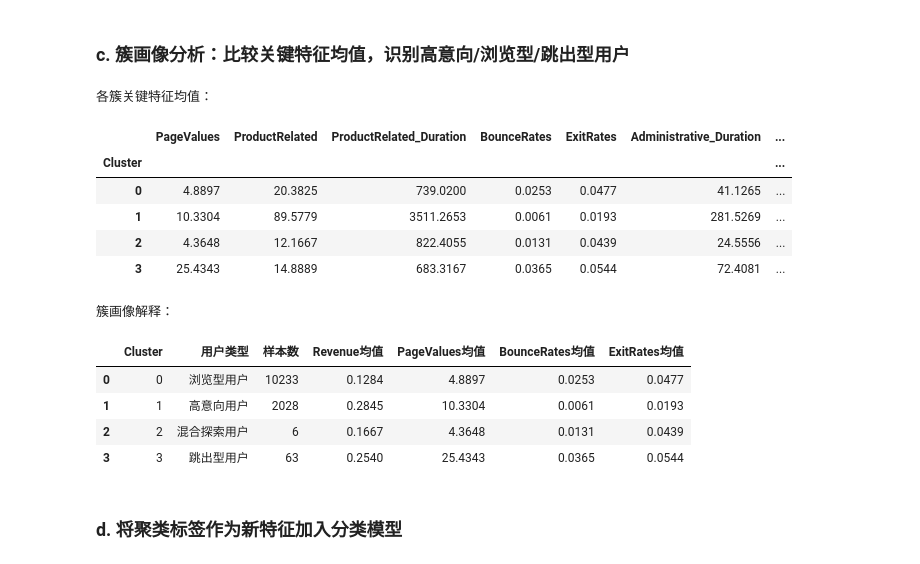
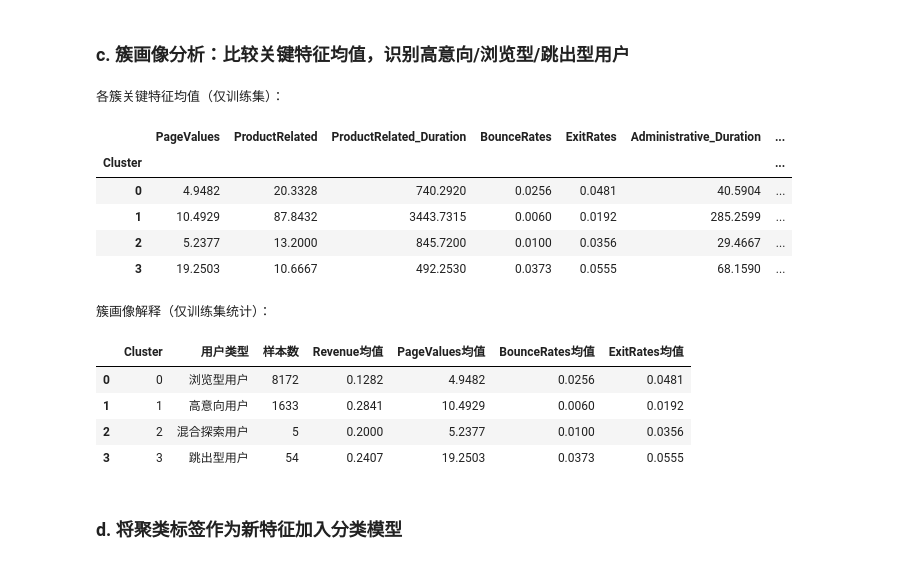
Before and after one commit to james0769-cmd/Online-Shoppers-Intention-Analysis, a Jupyter notebook: Online Shoppers Intention Analysis.ipynb, the cells around one changed output. Drawn from its saved outputs; the diff is of its cells as text; code cells hidden in the pictures.

```diff
--- a/Online Shoppers Intention Analysis.ipynb
+++ b/Online Shoppers Intention Analysis.ipynb
@@ -482,23 +486,40 @@ kmeans_final = KMeans(n_clusters=selected_k, random_state=CONFIG["RANDOM_SEED"],
 # 只在训练集上 fit，杜绝测试集信息渗入簇中心
 kmeans_final.fit(X_train_scaled)
 
-# 用已训练的簇中心对全量数据 predict（供可视化和画像使用）
-cluster_labels = pd.Series(
-    kmeans_final.predict(X_cluster_scaled),
-    index=X_cluster_scaled.index,
+# ---- 分别对训练/测试集 predict，避免全量拼接的数据泄漏 ----
+cluster_train = pd.Series(
+    kmeans_final.predict(X_train_scaled),
+    index=X_train_scaled.index,
     name="Cluster"
 )
+cluster_test = pd.Series(
+    kmeans_final.predict(X_test_scaled),
+    index=X_test_scaled.index,
+    name="Cluster"
+)
+cluster_labels = pd.concat([cluster_train, cluster_test]).sort_index()
 
 # 保留一个带簇标签的数据副本，避免污染原始输入
 profile_df = df.copy()
 profile_df["Cluster"] = cluster_labels
 
+# ---- PCA 只在训练集上 fit，然后分别 transform 两个集合 ----
 pca = PCA(n_components=2, random_state=CONFIG["RANDOM_SEED"])
-X_pca_2d = pca.fit_transform(X_cluster_scaled)
+pca.fit(X_train_scaled)                              # fit 仅用训练集
+X_train_pca = pca.transform(X_train_scaled)         # transform 训练集
+X_test_pca = pca.transform(X_test_scaled)           # transform 测试集
 explained = pca.explained_variance_ratio_.sum()
 
-plot_df = pd.DataFrame(X_pca_2d, columns=["PC1", "PC2"], index=X_cluster_scaled.index)
-plot_df["Cluster"] = cluster_labels.astype(str)
+# ---- 可视化：拼接已转换的 PCA 数据（转换矩阵来自训练集，不再污染） ----
+plot_train = pd.DataFrame(X_train_pca, columns=["PC1", "PC2"], index=X_train_scaled.index)
+plot_train["Cluster"] = cluster_train.astype(str)
+plot_train["Split"] = "Train"
+
+plot_test = pd.DataFrame(X_test_pca, columns=["PC1", "PC2"], index=X_test_scaled.index)
+plot_test["Cluster"] = cluster_test.astype(str)
+plot_test["Split"] = "Test"
+
+plot_df = pd.concat([plot_train, plot_test]).sort_index()
 plot_df["Revenue"] = y.astype(int).map({0: "No", 1: "Yes"})
 
 plt.figure(figsize=(10, 7))
@@ -536,6 +557,10 @@ PCA 前两主成分累计解释方差比: 9.87%
 # %% [markdown]
 ### c. 簇画像分析：比较关键特征均值，识别高意向/浏览型/跳出型用户
 # %%
+# ---- 画像仅基于训练集，避免测试集统计量混入 ----
+profile_df = df.loc[X_train.index].copy()
+profile_df["Cluster"] = cluster_train
+
 key_features = [
     "PageValues", "ProductRelated", "ProductRelated_Duration",
     "BounceRates", "ExitRates", "Administrative_Duration",
@@ -544,7 +569,7 @@ key_features = [
 key_features = [c for c in key_features if c in profile_df.columns]
 
 cluster_profile = profile_df.groupby("Cluster")[key_features].mean().round(4)
-print("各簇关键特征均值：")
+print("各簇关键特征均值（仅训练集）：")
 display(cluster_profile)
 
 cluster_ids = cluster_profile.index.tolist()
@@ -564,45 +589,45 @@ else:
 name_map = {high_intent_cluster: "高意向用户"}
 if bounce_cluster not in name_map:
     name_map[bounce_cluster] = "跳出型用户"
 
 if remaining:
     name_map[remaining[0]] = "浏览型用户"
 for extra_c in remaining[1:]:
     name_map[extra_c] = "混合探索用户"
 
 summary_rows = []
 for cid in cluster_ids:
     row = {
         "Cluster": cid,
         "用户类型": name_map.get(cid, "其他"),
         "样本数": int((profile_df["Cluster"] == cid).sum()),
         "Revenue均值": float(cluster_profile.loc[cid, "Revenue"])
     }
     if "PageValues" in cluster_profile.columns:
         row["PageValues均值"] = float(cluster_profile.loc[cid, "PageValues"])
     if "BounceRates" in cluster_profile.columns:
         row["BounceRates均值"] = float(cluster_profile.loc[cid, "BounceRates"])
     if "ExitRates" in cluster_profile.columns:
         row["ExitRates均值"] = float(cluster_profile.loc[cid, "ExitRates"])
     summary_rows.append(row)
 
 cluster_interpretation = pd.DataFrame(summary_rows).sort_values("Cluster").reset_index(drop=True)
-print("\n簇画像解释：")
+print("\n簇画像解释（仅训练集统计）：")
 display(cluster_interpretation)
 # %% [output]
-各簇关键特征均值：
+各簇关键特征均值（仅训练集）：
 |  | PageValues | ProductRelated | ProductRelated_Duration | BounceRates | ExitRates | Administrative_Duration | ... |
 | Cluster |  |  |  |  |  |  | ... |
-| 0 | 4.8897 | 20.3825 | 739.0200 | 0.0253 | 0.0477 | 41.1265 | ... |
-| 1 | 10.3304 | 89.5779 | 3511.2653 | 0.0061 | 0.0193 | 281.5269 | ... |
-| 2 | 4.3648 | 12.1667 | 822.4055 | 0.0131 | 0.0439 | 24.5556 | ... |
-| 3 | 25.4343 | 14.8889 | 683.3167 | 0.0365 | 0.0544 | 72.4081 | ... |
+| 0 | 4.9482 | 20.3328 | 740.2920 | 0.0256 | 0.0481 | 40.5904 | ... |
+| 1 | 10.4929 | 87.8432 | 3443.7315 | 0.0060 | 0.0192 | 285.2599 | ... |
+| 2 | 5.2377 | 13.2000 | 845.7200 | 0.0100 | 0.0356 | 29.4667 | ... |
+| 3 | 19.2503 | 10.6667 | 492.2530 | 0.0373 | 0.0555 | 68.1590 | ... |
-簇画像解释：
+簇画像解释（仅训练集统计）：
 |  | Cluster | 用户类型 | 样本数 | Revenue均值 | PageValues均值 | BounceRates均值 | ExitRates均值 |
-| 0 | 0 | 浏览型用户 | 10233 | 0.1284 | 4.8897 | 0.0253 | 0.0477 |
-| 1 | 1 | 高意向用户 | 2028 | 0.2845 | 10.3304 | 0.0061 | 0.0193 |
-| 2 | 2 | 混合探索用户 | 6 | 0.1667 | 4.3648 | 0.0131 | 0.0439 |
-| 3 | 3 | 跳出型用户 | 63 | 0.2540 | 25.4343 | 0.0365 | 0.0544 |
+| 0 | 0 | 浏览型用户 | 8172 | 0.1282 | 4.9482 | 0.0256 | 0.0481 |
+| 1 | 1 | 高意向用户 | 1633 | 0.2841 | 10.4929 | 0.0060 | 0.0192 |
+| 2 | 2 | 混合探索用户 | 5 | 0.2000 | 5.2377 | 0.0100 | 0.0356 |
+| 3 | 3 | 跳出型用户 | 54 | 0.2407 | 19.2503 | 0.0373 | 0.0555 |
 # %% [markdown]
 ### d. 将聚类标签作为新特征加入分类模型
 # %%
```
Also changed, not shown: parts of 9 cells of this notebook, 1 other file.
